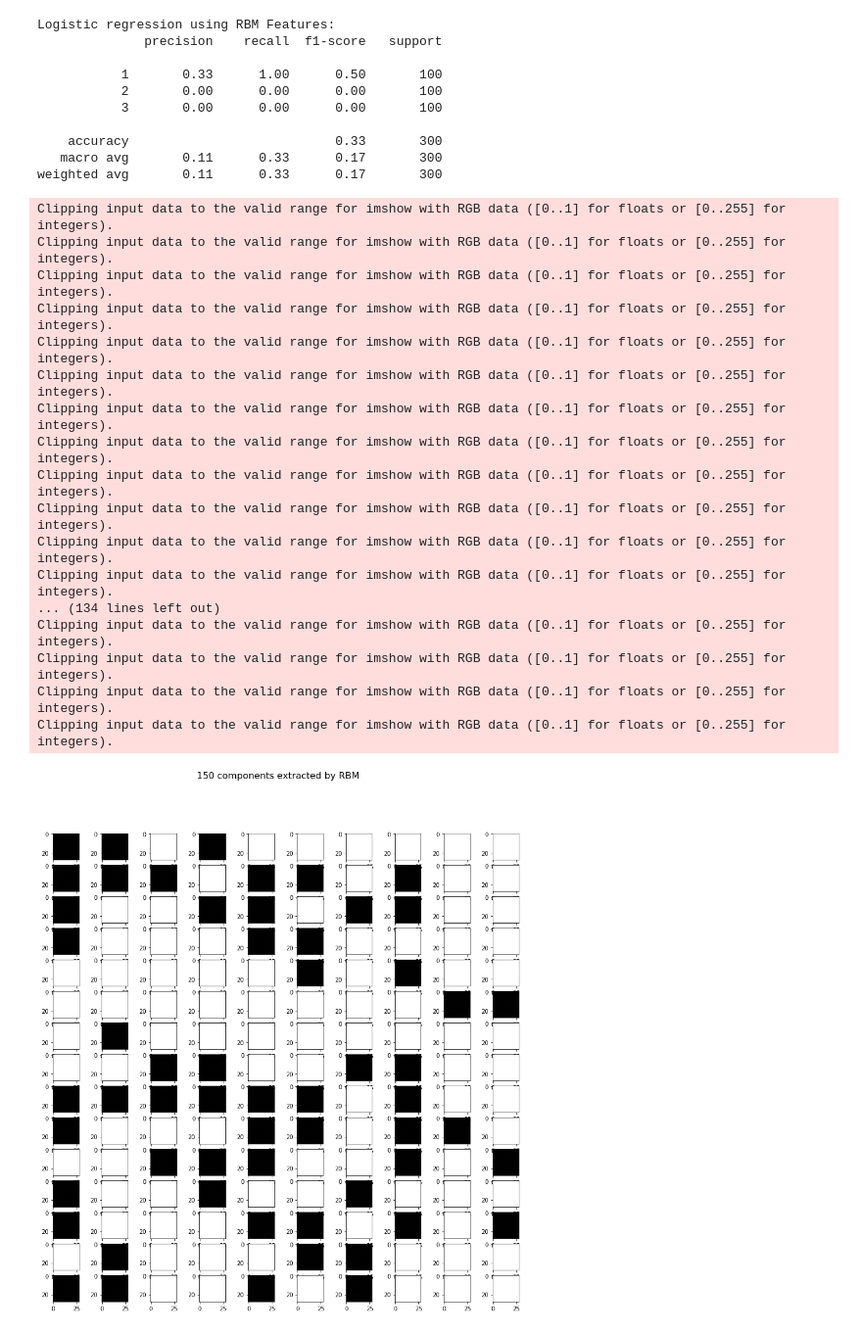
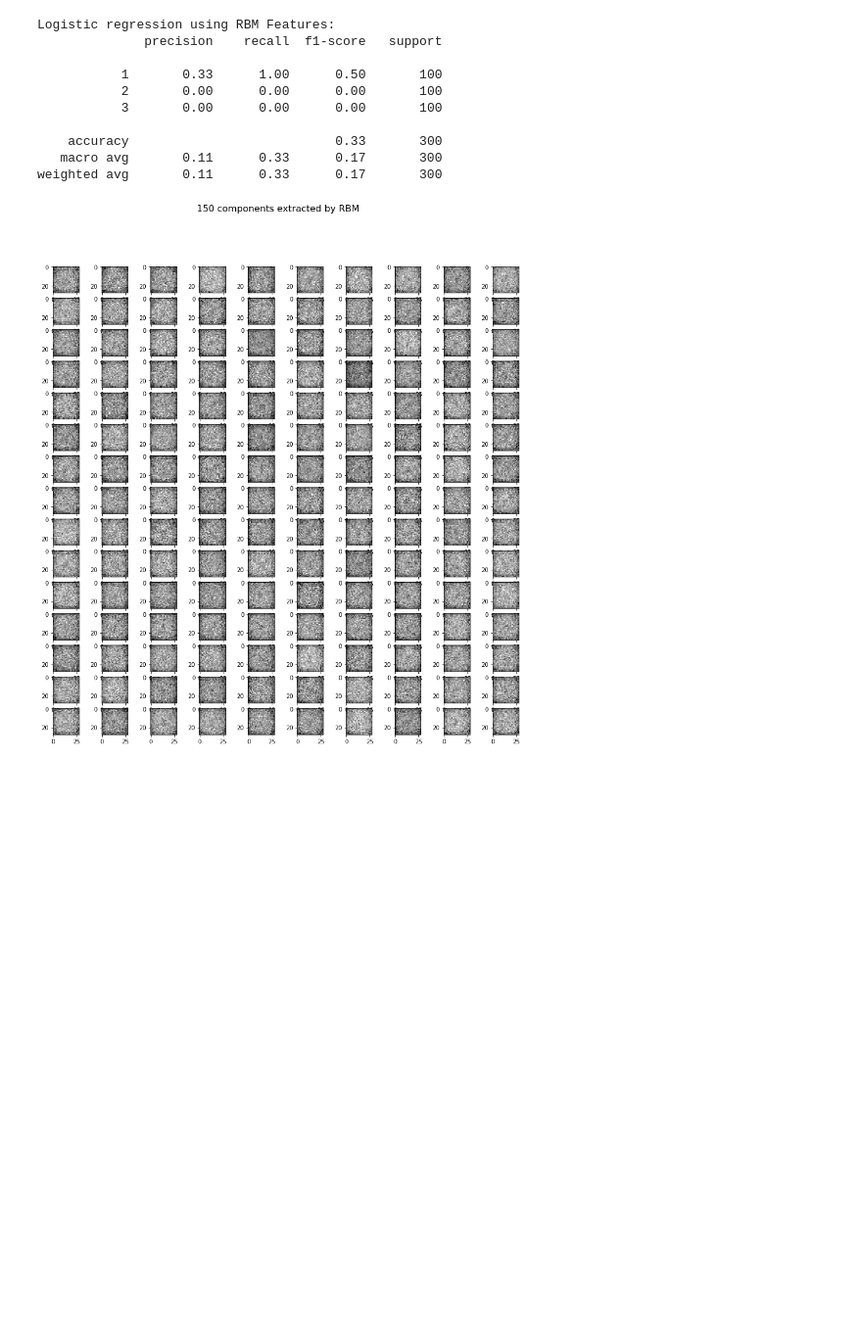
Before and after one commit to jkovach89/12-2-Assignment, a Jupyter notebook: 31-7 Challenge.ipynb, the cells around one changed output. Shown at 98% size. Drawn from its saved outputs; the diff is of its cells as text; code cells hidden in the pictures; blank space fills up the shorter version.

```diff
--- a/31-7 Challenge.ipynb
+++ b/31-7 Challenge.ipynb
@@ -107,31 +108,14 @@ weighted avg       0.11      0.33      0.17       300
 # %%
 # Visualizing features
 
 plt.figure(figsize=(15, 15))
 for i, comp in enumerate(rbm.components_[:150]):
     plt.subplot(15,10,i+1)
-    plt.imshow(comp.reshape((28,28,3)), cmap=plt.cm.gray_r, interpolation='nearest')
+    plt.imshow(comp.reshape((28,28)), cmap=plt.cm.gray_r, interpolation='nearest')
     plt.xticks()
     plt.yticks()
 
 plt.suptitle('150 components extracted by RBM', fontsize=16)
 plt.show()
 # %% [output]
-Clipping input data to the valid range for imshow with RGB data ([0..1] for floats or [0..255] for integers).
-Clipping input data to the valid range for imshow with RGB data ([0..1] for floats or [0..255] for integers).
-Clipping input data to the valid range for imshow with RGB data ([0..1] for floats or [0..255] for integers).
-Clipping input data to the valid range for imshow with RGB data ([0..1] for floats or [0..255] for integers).
-Clipping input data to the valid range for imshow with RGB data ([0..1] for floats or [0..255] for integers).
-Clipping input data to the valid range for imshow with RGB data ([0..1] for floats or [0..255] for integers).
-Clipping input data to the valid range for imshow with RGB data ([0..1] for floats or [0..255] for integers).
-Clipping input data to the valid range for imshow with RGB data ([0..1] for floats or [0..255] for integers).
-Clipping input data to the valid range for imshow with RGB data ([0..1] for floats or [0..255] for integers).
-Clipping input data to the valid range for imshow with RGB data ([0..1] for floats or [0..255] for integers).
-Clipping input data to the valid range for imshow with RGB data ([0..1] for floats or [0..255] for integers).
-Clipping input data to the valid range for imshow with RGB data ([0..1] for floats or [0..255] for integers).
-... (134 lines left out)
-Clipping input data to the valid range for imshow with RGB data ([0..1] for floats or [0..255] for integers).
-Clipping input data to the valid range for imshow with RGB data ([0..1] for floats or [0..255] for integers).
-Clipping input data to the valid range for imshow with RGB data ([0..1] for floats or [0..255] for integers).
-Clipping input data to the valid range for imshow with RGB data ([0..1] for floats or [0..255] for integers).
-[figure, old version]
+[figure, new version]
```
Also changed, not shown: parts of 2 cells of this notebook.
